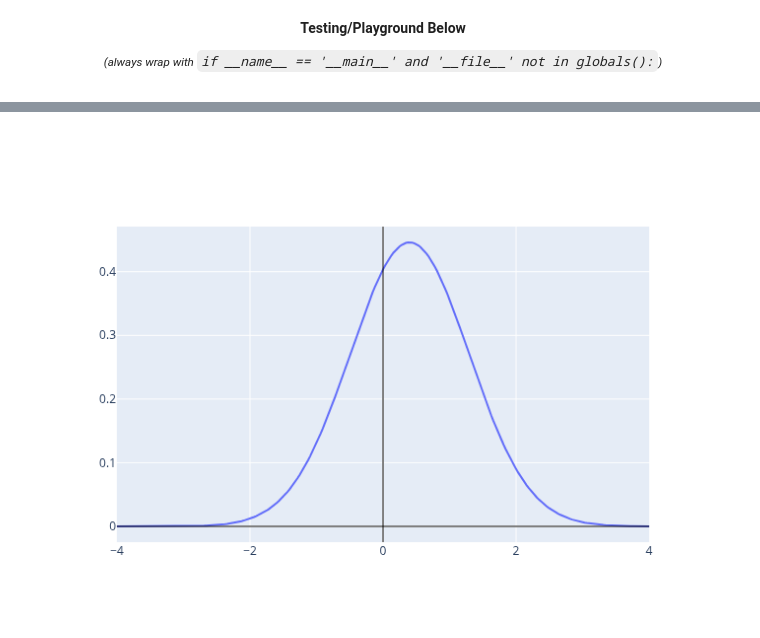
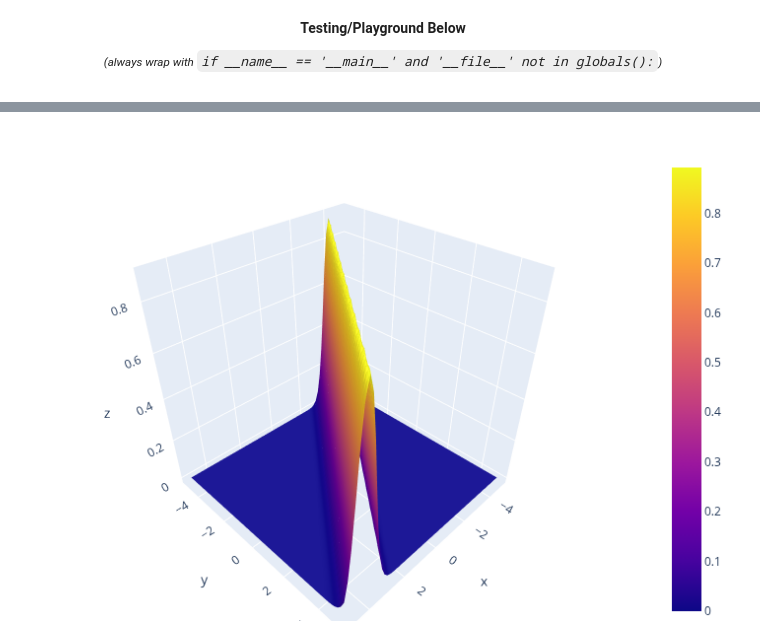
Before and after one commit to oportunitas/state-estimation-for-robotics, a Jupyter notebook: 2.primer-on-probability-theory/1.probability-density-functions/02_marginalization_bayes_rule_inference.ipynb, the cells around one changed output, grey strips where cells are left out. Cells and saved outputs as stored; diff of their text form; code cells hidden in the pictures.

```diff
--- a/2.primer-on-probability-theory/1.probability-density-functions/02_marginalization_bayes_rule_inference.ipynb
+++ b/2.primer-on-probability-theory/1.probability-density-functions/02_marginalization_bayes_rule_inference.ipynb
@@ -138,3 +70,18 @@ if __name__ == '__main__' and '__file__' not in globals():
+# %%
+def _posterior(prior:_ContinuousFunction, likelihood:_ContinuousFunction):
+  # prior -> p(x)
+  # likelihood -> p(y|x)
+  # evidence -> p(y) -> ∫((p(y|x) p(x)) dx)
+
+  evidence = _ContinuousFunction(f=(lambda y: (
+    _ContinuousFunction(f=(lambda x: (
+      (likelihood(y, x) * prior(x))
+    )), bounds=[(-128.0, 128.0)]).integrate()
+  )), bounds=[(-128.0, 128.0)])
+
+  return _ContinuousFunction(f=(lambda x, y: (
+    (likelihood(y, x) * prior(x)) / evidence(y)
+  )), bounds=[(-128.0, 128.0)])
 # %% [markdown]
 <center>
 
@@ -147,9 +94,3 @@ if __name__ == '__main__' and '__file__' not in globals():
 </center>
 # %%
 # explore: given an initial assumption of a location of something, and a reading on a noisy sensor about the location of that object, update the assumption of the location of the object
-# %%
-if __name__ == '__main__' and '__file__' not in globals():
-  location = _gaussian(0.0, 1.0) #initial guess, 95% confidence that thing is between -2 and 2, with gaussian spread
-  sensor = lambda y, x: _gaussian(x, 2.0)(y) #location sensor 95% confident in its reading within += 4 units
-  reading = 2.0 #location sensor reads 2.0
-  _plot_function(location, (-4, 4))
@@ -157,0 +97,19 @@ if __name__ == '__main__' and '__file__' not in globals():
+# %%
+if __name__ == '__main__' and '__file__' not in globals():
+  #initial guess, 95% confidence that thing is between -2 and 2, with gaussian spread
+  location = _ContinuousRandomVariable(f=_ContinuousFunction(),
+                                       p=_ContinuousFunction(f=_gaussian(0.0, 1.0)),
+                                       bounds=[(-128.0, 128.0)])
+  _plot_function(location.p, (-5.0, 5.0))
+
+  #sensor probability of reading is dependent on actual location, and sensor reading is 95% sure to display within += 4 units away from actual location
+  sensor_p = _ContinuousFunction(f=lambda reading, trueloc: (
+    _gaussian(trueloc, 0.5)(reading)
+  ), bounds=[(-128.0, 128.0), (-128.0, 128.0)])
+
+  reading = 2.0 #location sensor reads 2.0
+
+  #update belief about actual location based on sensor reading
+  loc_p_given_sensor = _posterior(prior=location.p, likelihood=sensor_p)
+  new_location_p = lambda x: loc_p_given_sensor(x, reading)
+  _plot_function(new_location_p, (-5.0, 5.0))
@@ -158,7 +119,5 @@ if __name__ == '__main__' and '__file__' not in globals():
 # %%
 if __name__ == '__main__' and '__file__' not in globals():
-  loc_given_sensor = _get_pxgy(pygx=sensor, px=location)
-  loc = lambda x: loc_given_sensor(x, reading)
-  _plot_function(loc, (-4, 4))
+  _plot_surface(loc_p_given_sensor)
 # %% [output]
-[figure, old version]
+[figure, new version]
```
Also changed, not shown: parts of 13 cells of this notebook.
